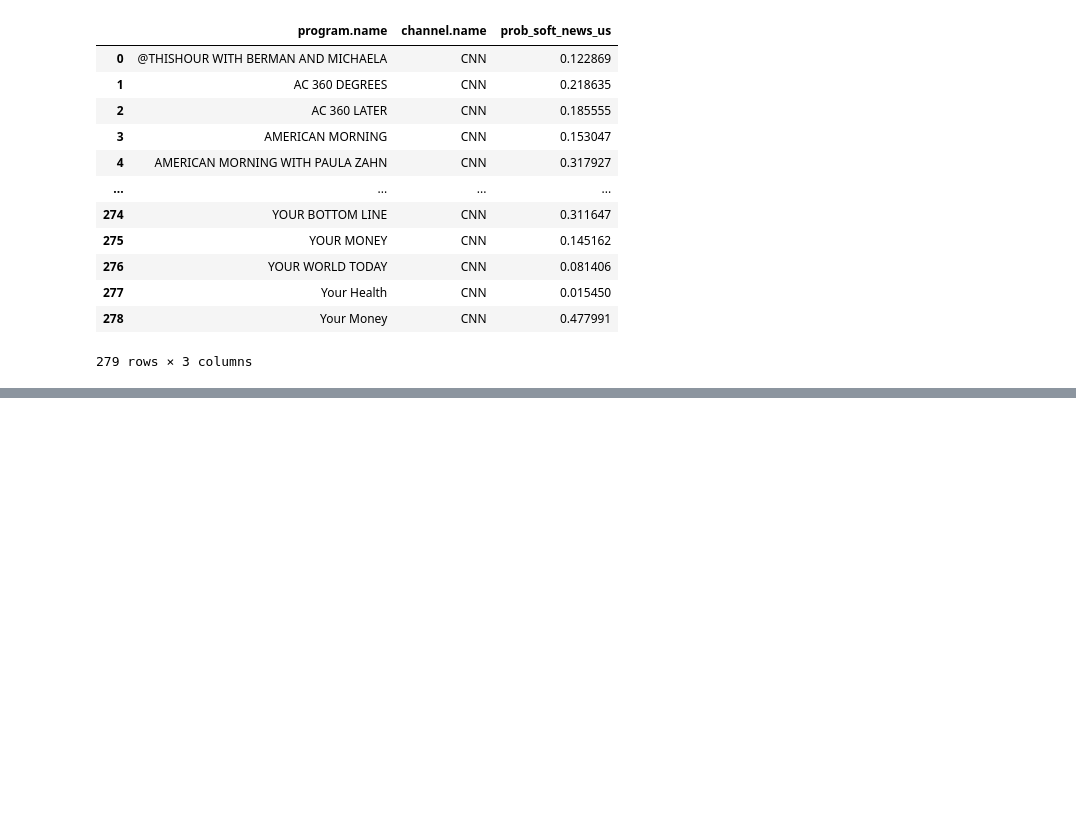
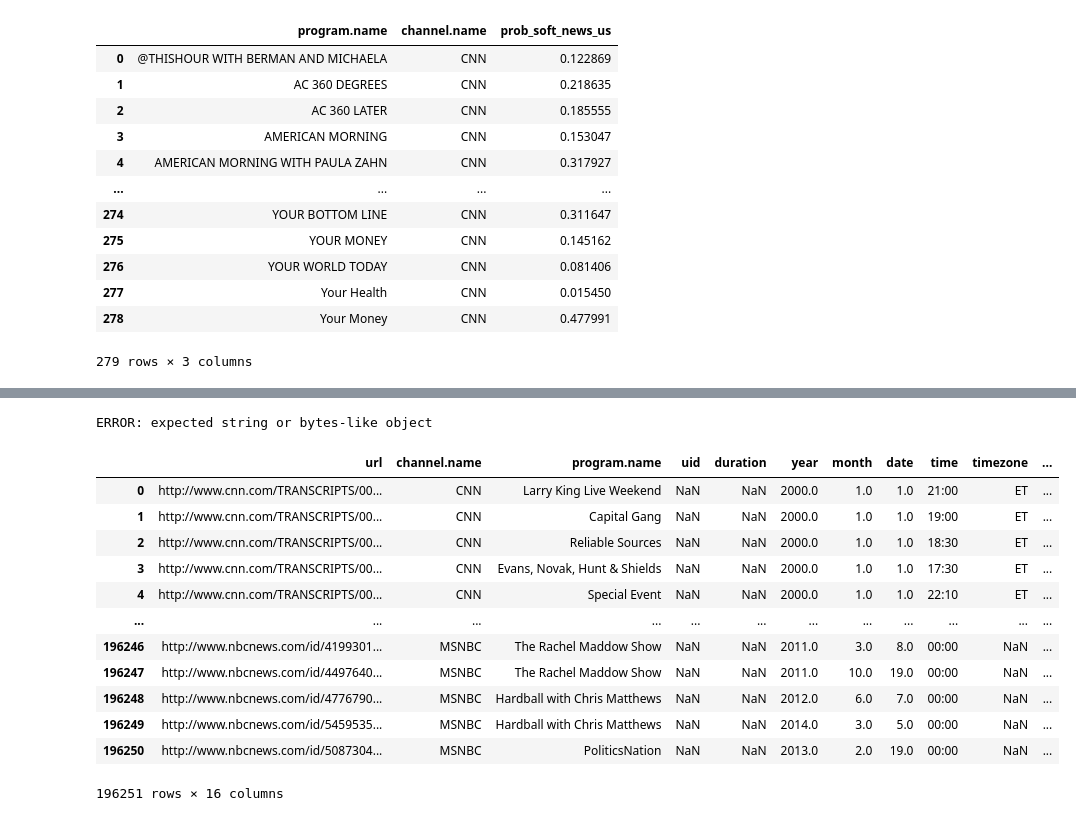
Before and after one commit to notnews/naught_news, a Jupyter notebook: notebooks/web_scrape_indvidual_file.ipynb, the cells around one changed output, grey strips where cells are left out. Cells and saved outputs as stored; diff of their text form; code cells hidden in the pictures; blank space fills up the shorter version.

```diff
--- a/notebooks/web_scrape_indvidual_file.ipynb
+++ b/notebooks/web_scrape_indvidual_file.ipynb
@@ -66,3 +66,5 @@ fig.show()
 # %% [output]
 [interactive output not drawn]
 [interactive output not drawn]
+# %%
+df = pd.read_csv('../dataverse_files/msnbc.csv', encoding = 'ISO-8859-1')
@@ -68,0 +80,23 @@ fig.show()
+# %%
+df['channel.name'] = 'MSNBC'
+# %%
+soft_news_us_df = pred_soft_news_us(df, col='text')
+big_dd = pd.concat([big_dd,soft_news_us_df], axis=0, ignore_index=True)
+# %% [output]
+ERROR: expected string or bytes-like object
+# %%
+big_dd
+# %% [output]
+|  | url | channel.name | program.name | uid | duration | year | month | date | time | timezone | ... |
+| 0 | http://www.cnn.com/TRANSCRIPTS/00... | CNN | Larry King Live Weekend | NaN | NaN | 2000.0 | 1.0 | 1.0 | 21:00 | ET | ... |
+| 1 | http://www.cnn.com/TRANSCRIPTS/00... | CNN | Capital Gang | NaN | NaN | 2000.0 | 1.0 | 1.0 | 19:00 | ET | ... |
+| 2 | http://www.cnn.com/TRANSCRIPTS/00... | CNN | Reliable Sources | NaN | NaN | 2000.0 | 1.0 | 1.0 | 18:30 | ET | ... |
+| 3 | http://www.cnn.com/TRANSCRIPTS/00... | CNN | Evans, Novak, Hunt & Shields | NaN | NaN | 2000.0 | 1.0 | 1.0 | 17:30 | ET | ... |
+| 4 | http://www.cnn.com/TRANSCRIPTS/00... | CNN | Special Event | NaN | NaN | 2000.0 | 1.0 | 1.0 | 22:10 | ET | ... |
+| ... | ... | ... | ... | ... | ... | ... | ... | ... | ... | ... | ... |
+| 196246 | http://www.nbcnews.com/id/4199301... | MSNBC | The Rachel Maddow Show | NaN | NaN | 2011.0 | 3.0 | 8.0 | 00:00 | NaN | ... |
+| 196247 | http://www.nbcnews.com/id/4497640... | MSNBC | The Rachel Maddow Show | NaN | NaN | 2011.0 | 10.0 | 19.0 | 00:00 | NaN | ... |
+| 196248 | http://www.nbcnews.com/id/4776790... | MSNBC | Hardball with Chris Matthews | NaN | NaN | 2012.0 | 6.0 | 7.0 | 00:00 | NaN | ... |
+| 196249 | http://www.nbcnews.com/id/5459535... | MSNBC | Hardball with Chris Matthews | NaN | NaN | 2014.0 | 3.0 | 5.0 | 00:00 | NaN | ... |
+| 196250 | http://www.nbcnews.com/id/5087304... | MSNBC | PoliticsNation | NaN | NaN | 2013.0 | 2.0 | 19.0 | 00:00 | NaN | ... |
+196251 rows × 16 columns
```
Also changed, not shown: parts of 4 cells of this notebook, 1 other file.
